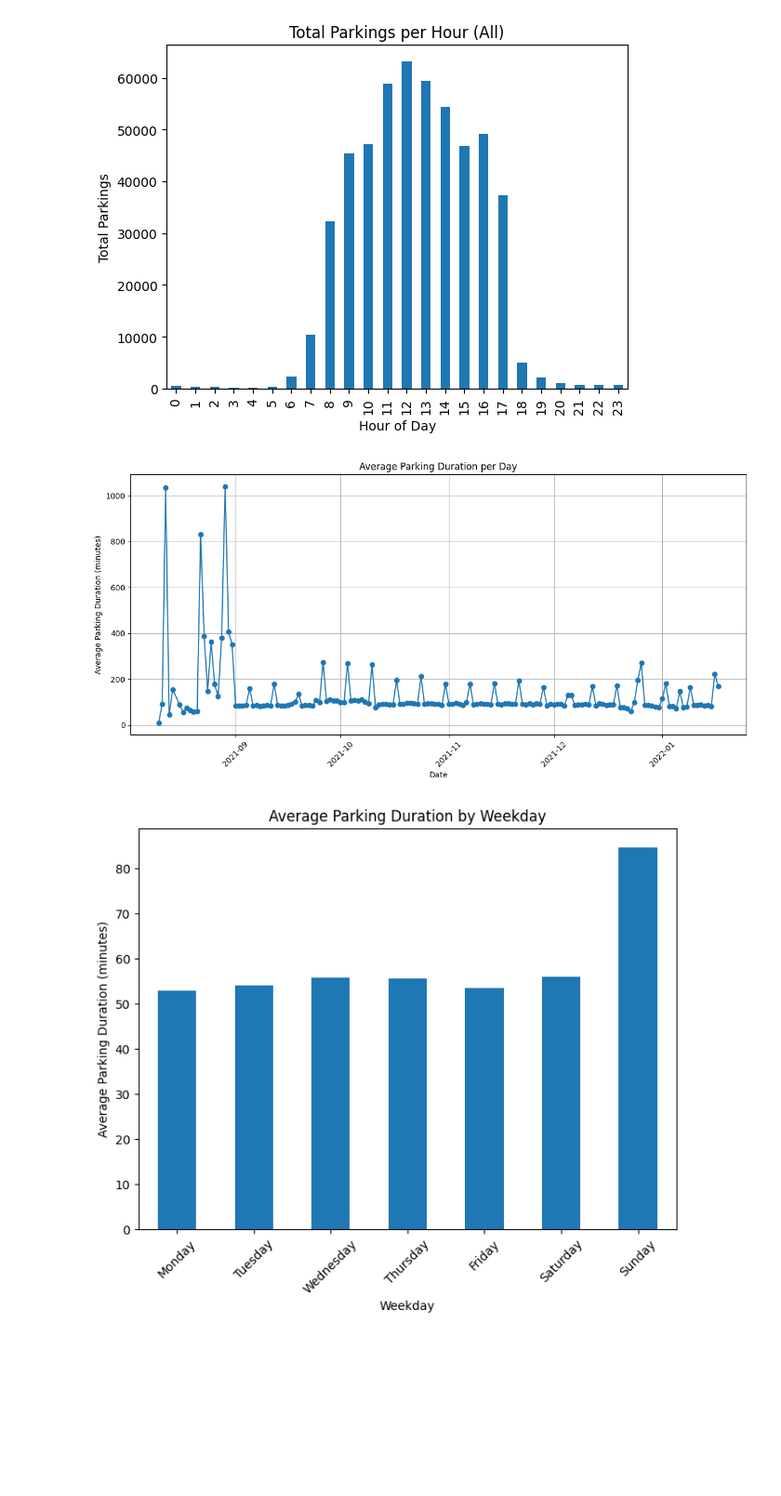
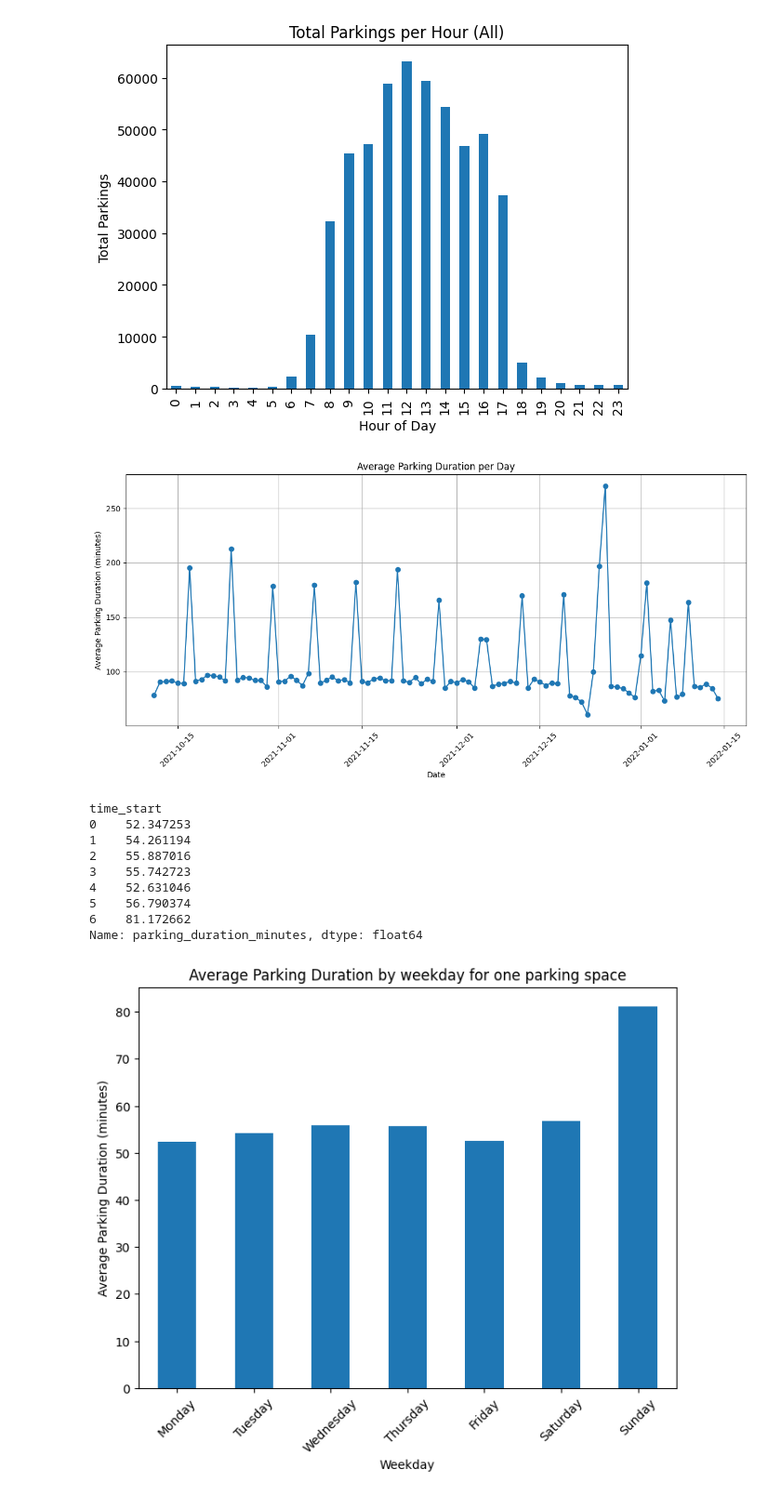
Before and after one commit to vsjostro/parking-prediction, a Jupyter notebook: data-analysis/time_series_analysis.ipynb, the cells around one changed output. Shown at 93% size. Drawn from its saved outputs; the diff is of its cells as text; code cells hidden in the pictures; blank space fills up the shorter version.

```diff
--- a/data-analysis/time_series_analysis.ipynb
+++ b/data-analysis/time_series_analysis.ipynb
@@ -273,6 +297,10 @@ plt.show()
 [figure]
 # %%
 
+# Filter the DataFrame to cover the specified time period
+start_date = datetime(2021, 10, 11)
+end_date = datetime(2022, 1, 15)
+df = df[(df['time_start'] >= start_date) & (df['time_end'] <= end_date)]
 # Calculate the parking duration for each parking entry in minutes
 df['parking_duration_minutes'] = (df['time_end'] - df['time_start']).dt.total_seconds() / 60  # Convert seconds to minutes
 
@@ -294,26 +322,59 @@ plt.grid(True)
 plt.tight_layout()
 plt.show()
 # %% [output]
-[figure, old version]
+[figure, new version]
 # %%
+import pandas as pd
+import matplotlib.pyplot as plt
+
+
+# Read the CSV file into a pandas DataFrame with correct delimiter
+df = pd.read_csv('..\\data\Turkuparkkihub_parkings_anon.csv', delimiter=';')
+# Convert 'time_start' and 'time_end' columns to datetime objects with specified format
+df['time_start'] = pd.to_datetime(df['time_start'], format='%d/%m/%Y %H.%M')
+df['time_end'] = pd.to_datetime(df['time_end'], format='%d/%m/%Y %H.%M')
+
+# Filter the DataFrame to cover the specified time period
+start_date = datetime(2021, 10, 11)
+end_date = datetime(2022, 1, 15)
+df_filtered = df[(df['time_start'] >= start_date) & (df['time_end'] <= end_date)]
+
+
+# Define the parking space ID you want to analyze
+parking_area_id = '52c37d3d-2a28-4bde-8996-fdff25e4157d'  # Example parking space ID, replace with the actual ID you want to analyze
+
+# Filter the DataFrame for the specific parking space ID
+df_filtered = df_filtered[df_filtered['parking_area_id'] == parking_area_id]
+
+
 # Calculate the parking duration for each parking entry in minutes
-df['parking_duration_minutes'] = (parking_area_df['time_end'] - parking_area_df['time_start']).dt.total_seconds() / 60  # Convert seconds to minutes
+df_filtered['parking_duration_minutes'] = (df_filtered['time_end'] - df_filtered['time_start']).dt.total_seconds() / 60  # Convert seconds to minutes
 
 # Filter out entries where the parking duration is negative or excessively long (e.g., > 24 hours)
 max_parking_duration_minutes = 24 * 60  # Maximum duration allowed: 24 hours
-df = df[(df['parking_duration_minutes'] >= 0) & (df['parking_duration_minutes'] <= max_parking_duration_minutes)]
+df_filtered = df_filtered[(df_filtered['parking_duration_minutes'] >= 0) & (df_filtered['parking_duration_minutes'] <= max_parking_duration_minutes)]
 
 # Group by weekday and calculate the average parking duration for each weekday
-weekday_average_duration = df.groupby(df['time_start'].dt.weekday)['parking_duration_minutes'].mean()
+weekday_average_duration = df_filtered.groupby(df['time_start'].dt.weekday)['parking_duration_minutes'].mean()
+print(weekday_average_duration)
 
 # Plot the average parking duration for each weekday
 plt.figure(figsize=(8, 6))
 weekday_average_duration.index = ['Monday', 'Tuesday', 'Wednesday', 'Thursday', 'Friday', 'Saturday', 'Sunday']
-weekday_average_duration.plot(kind='bar', xlabel='Weekday', ylabel='Average Parking Duration (minutes)', title='Average Parking Duration by Weekday')
+weekday_average_duration.plot(kind='bar', xlabel='Weekday', ylabel='Average Parking Duration (minutes)', title='Average Parking Duration by weekday for one parking space')
 plt.xticks(rotation=45)
 plt.show()
 # %% [output]
+time_start
+0    52.347253
+1    54.261194
+2    55.887016
+3    55.742723
+4    52.631046
+5    56.790374
+6    81.172662
+Name: parking_duration_minutes, dtype: float64
-[figure, old version]
+[figure, new version]
 # %%
 
 # Get the parking area with the most entries in the data using mode()
```
Also changed, not shown: parts of 7 cells of this notebook, 24 other files.
